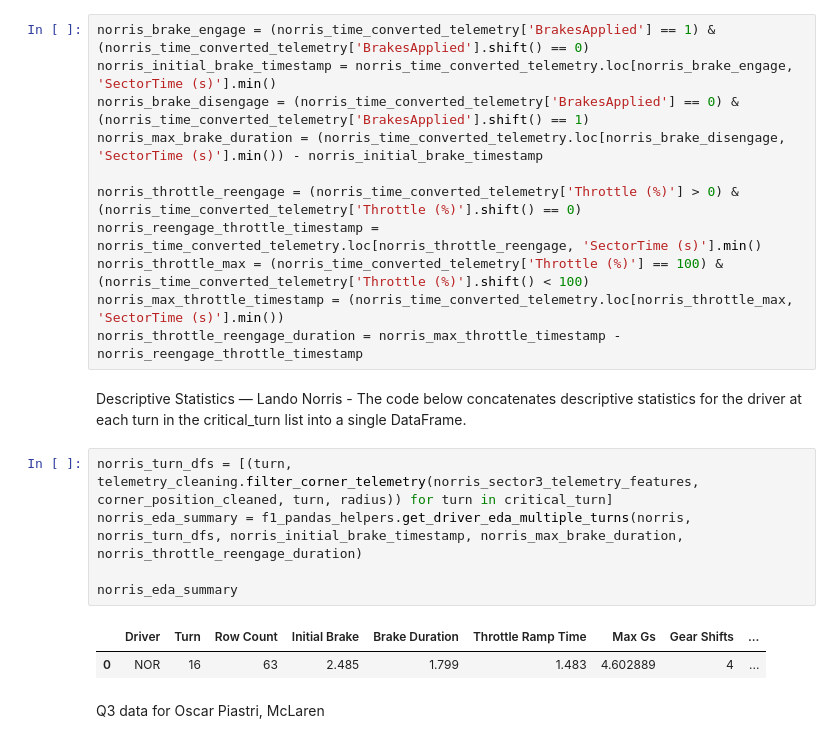
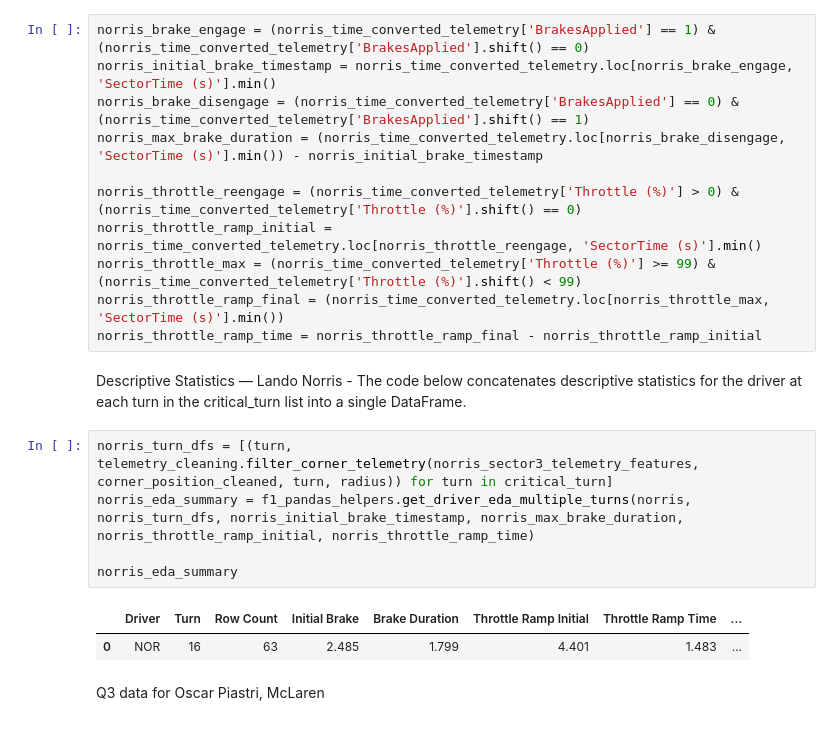
Before and after one commit to PESIII23/f1-driving-style-analytics-tool, a Jupyter notebook: notebooks/02_multi_driver_analysis copy.ipynb, the cells around one changed output. Drawn from its saved outputs; the diff is of its cells as text.

Commit message:
fixed throttle ramp conditions

```diff
--- a/notebooks/02_multi_driver_analysis copy.ipynb
+++ b/notebooks/02_multi_driver_analysis copy.ipynb
@@ -120,20 +135,20 @@ norris_brake_disengage = (norris_time_converted_telemetry['BrakesApplied'] == 0)
 norris_max_brake_duration = (norris_time_converted_telemetry.loc[norris_brake_disengage, 'SectorTime (s)'].min()) - norris_initial_brake_timestamp
 
 norris_throttle_reengage = (norris_time_converted_telemetry['Throttle (%)'] > 0) & (norris_time_converted_telemetry['Throttle (%)'].shift() == 0)
-norris_reengage_throttle_timestamp = norris_time_converted_telemetry.loc[norris_throttle_reengage, 'SectorTime (s)'].min()
-norris_throttle_max = (norris_time_converted_telemetry['Throttle (%)'] == 100) & (norris_time_converted_telemetry['Throttle (%)'].shift() < 100)
-norris_max_throttle_timestamp = (norris_time_converted_telemetry.loc[norris_throttle_max, 'SectorTime (s)'].min())
-norris_throttle_reengage_duration = norris_max_throttle_timestamp - norris_reengage_throttle_timestamp
+norris_throttle_ramp_initial = norris_time_converted_telemetry.loc[norris_throttle_reengage, 'SectorTime (s)'].min()
+norris_throttle_max = (norris_time_converted_telemetry['Throttle (%)'] >= 99) & (norris_time_converted_telemetry['Throttle (%)'].shift() < 99)
+norris_throttle_ramp_final = (norris_time_converted_telemetry.loc[norris_throttle_max, 'SectorTime (s)'].min())
+norris_throttle_ramp_time = norris_throttle_ramp_final - norris_throttle_ramp_initial
 # %% [markdown]
 Descriptive Statistics — Lando Norris - The code below concatenates descriptive statistics for the driver at each turn in the critical_turn list into a single DataFrame.
 # %%
 norris_turn_dfs = [(turn, telemetry_cleaning.filter_corner_telemetry(norris_sector3_telemetry_features, corner_position_cleaned, turn, radius)) for turn in critical_turn]
-norris_eda_summary = f1_pandas_helpers.get_driver_eda_multiple_turns(norris, norris_turn_dfs, norris_initial_brake_timestamp, norris_max_brake_duration, norris_throttle_reengage_duration)
+norris_eda_summary = f1_pandas_helpers.get_driver_eda_multiple_turns(norris, norris_turn_dfs, norris_initial_brake_timestamp, norris_max_brake_duration, norris_throttle_ramp_initial, norris_throttle_ramp_time)
 
 norris_eda_summary
 # %% [output]
-|  | Driver | Turn | Row Count | Initial Brake | Brake Duration | Throttle Ramp Time | Max Gs | Gear Shifts | ... |
-| 0 | NOR | 16 | 63 | 2.485 | 1.799 | 1.483 | 4.602889 | 4 | ... |
+|  | Driver | Turn | Row Count | Initial Brake | Brake Duration | Throttle Ramp Initial | Throttle Ramp Time | ... |
+| 0 | NOR | 16 | 63 | 2.485 | 1.799 | 4.401 | 1.483 | ... |
 # %% [markdown]
 Q3 data for Oscar Piastri, McLaren
 # %%
```
Also changed, not shown: parts of 30 cells of this notebook, 1 other file.
